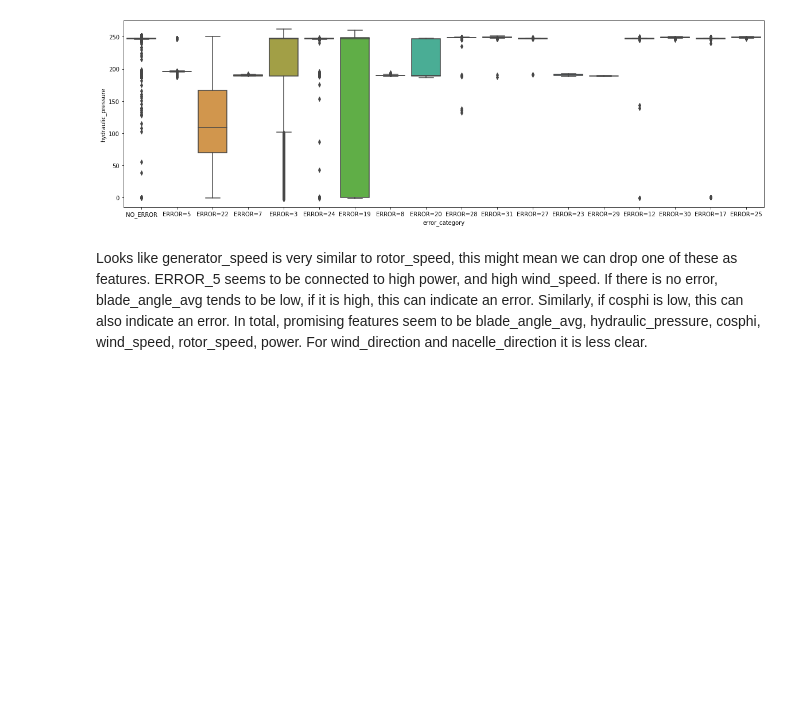
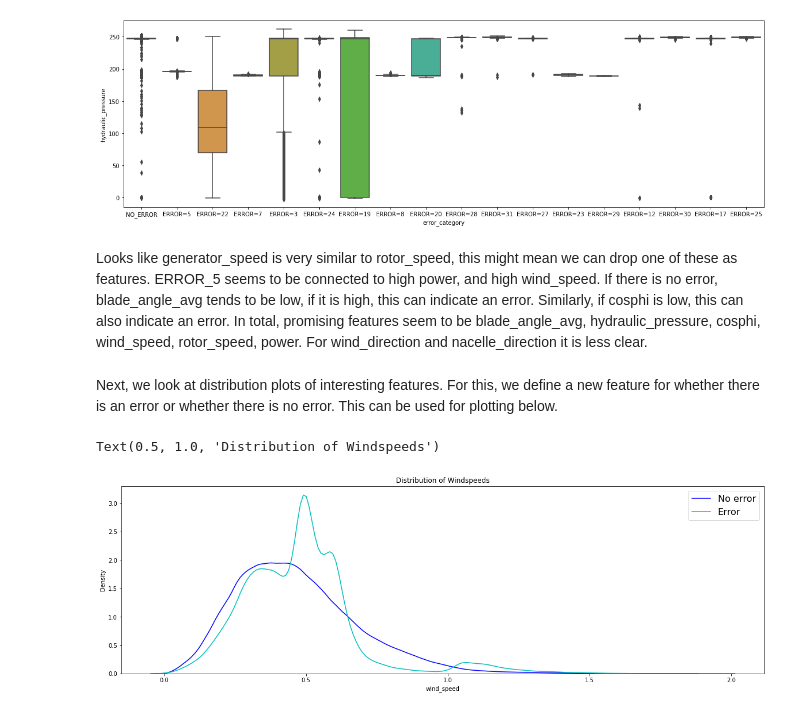
Before and after one commit to DZuercher/Datathlon2022, a Jupyter notebook: exploration/exploration_christiane.ipynb, the cells around one changed output. Saved outputs shown, nothing was run; the diff lists cells and outputs as text; code cells hidden in the pictures; blank space fills up the shorter version.

Commit message:
Box plots and distribution plots

```diff
--- a/exploration/exploration_christiane.ipynb
+++ b/exploration/exploration_christiane.ipynb
@@ -183,3 +183,5 @@ sns.boxplot(x="error_category", y="hydraulic_pressure", data=data)
 Looks like generator_speed is very similar to rotor_speed, this might mean we can drop one of these as features.
 ERROR_5 seems to be connected to high power, and high wind_speed. If there is no error, blade_angle_avg tends to be low, if it is high, this can indicate an error. Similarly, if cosphi is low, this can also indicate an error.
 In total, promising features seem to be blade_angle_avg, hydraulic_pressure, cosphi, wind_speed, rotor_speed, power. For wind_direction and nacelle_direction it is less clear.
+# %% [markdown]
+Next, we look at distribution plots of interesting features. For this, we define a new feature for whether there is an error or whether there is no error. This can be used for plotting below.
@@ -185,0 +190,9 @@ In total, promising features seem to be blade_angle_avg, hydraulic_pressure, cos
+# %%
+fig, ax=plt.subplots(1,1,figsize=(20,6))
+ax1=sns.distplot(data_noerrors.wind_speed, hist=False, color="b", label="No error")
+ax2=sns.distplot(data_errors.wind_speed, hist=False, color="c", label="Error",ax=ax1)
+ax2.legend(fontsize=16)
+plt.title("Distribution of Windspeeds")
+# %% [output]
+Text(0.5, 1.0, 'Distribution of Windspeeds')
+[figure, added]
```
Also changed, not shown: parts of 6 cells of this notebook.
